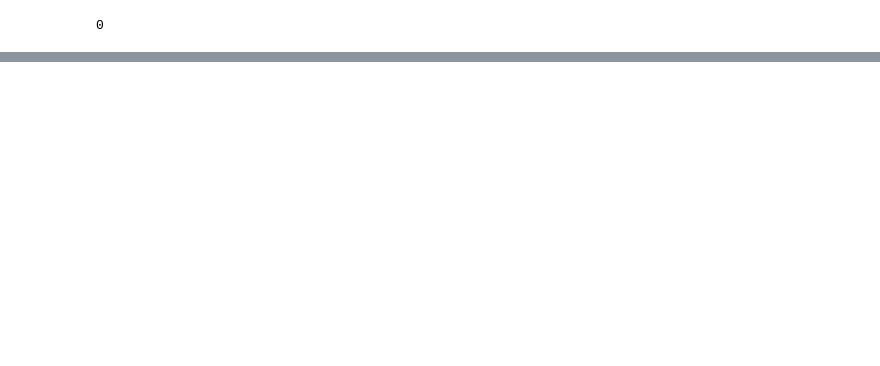
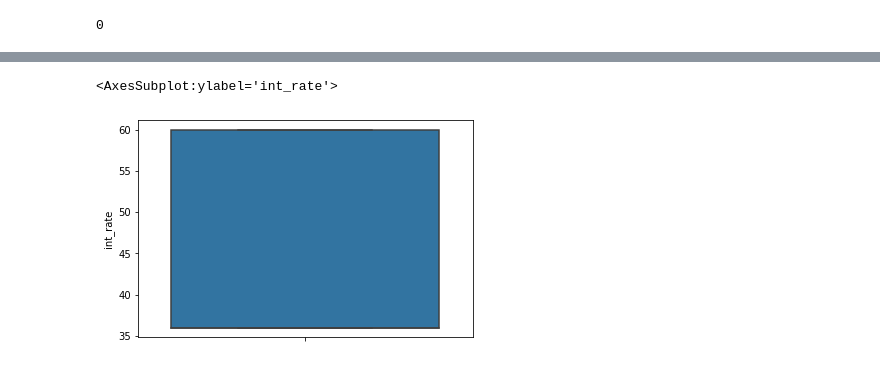
Before and after one commit to krisalay/lending-club-case-study, a Jupyter notebook: CaseStudy-v2.ipynb, the cells around one changed output, grey strips where cells are left out. Cells and saved outputs as stored; diff of their text form; code cells hidden in the pictures; blank space fills up the shorter version.

```diff
--- a/CaseStudy-v2.ipynb
+++ b/CaseStudy-v2.ipynb
@@ -335,0 +415,5 @@ AttributeError: 'DataFrame' object has no attribute 'emp_title'
+# %%
+sns.boxplot(y=filtered_df.int_rate)
+# %% [output]
+<AxesSubplot:ylabel='int_rate'>
+[figure, added]
```
Also changed, not shown: parts of 17 cells of this notebook, 3 other files.
